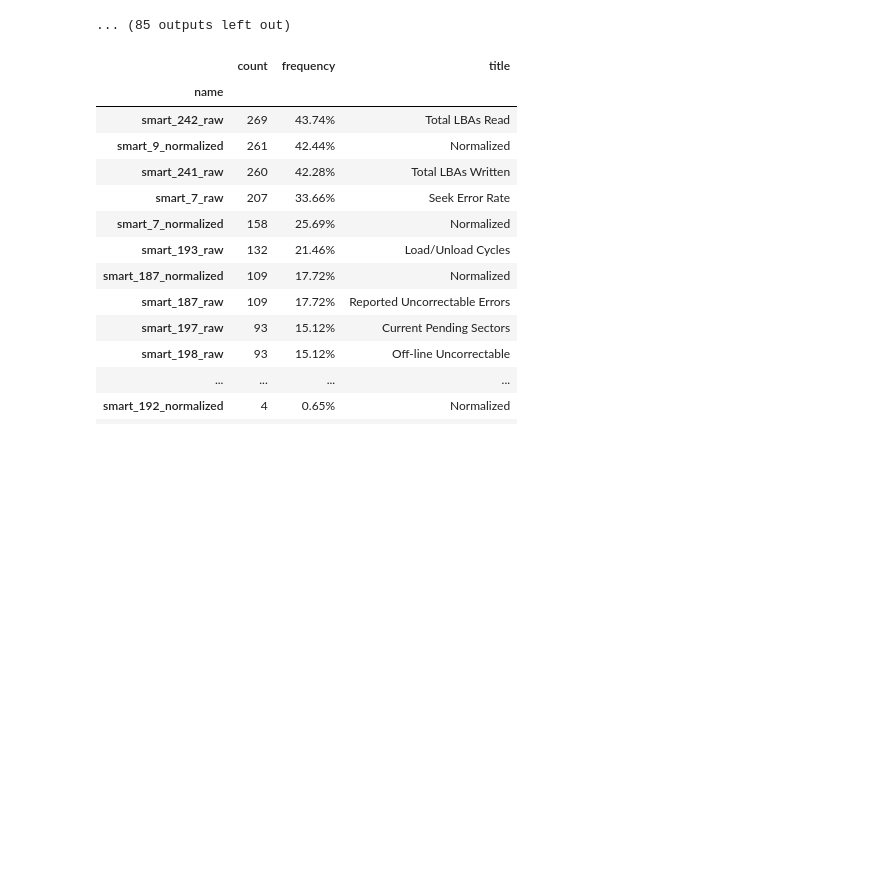
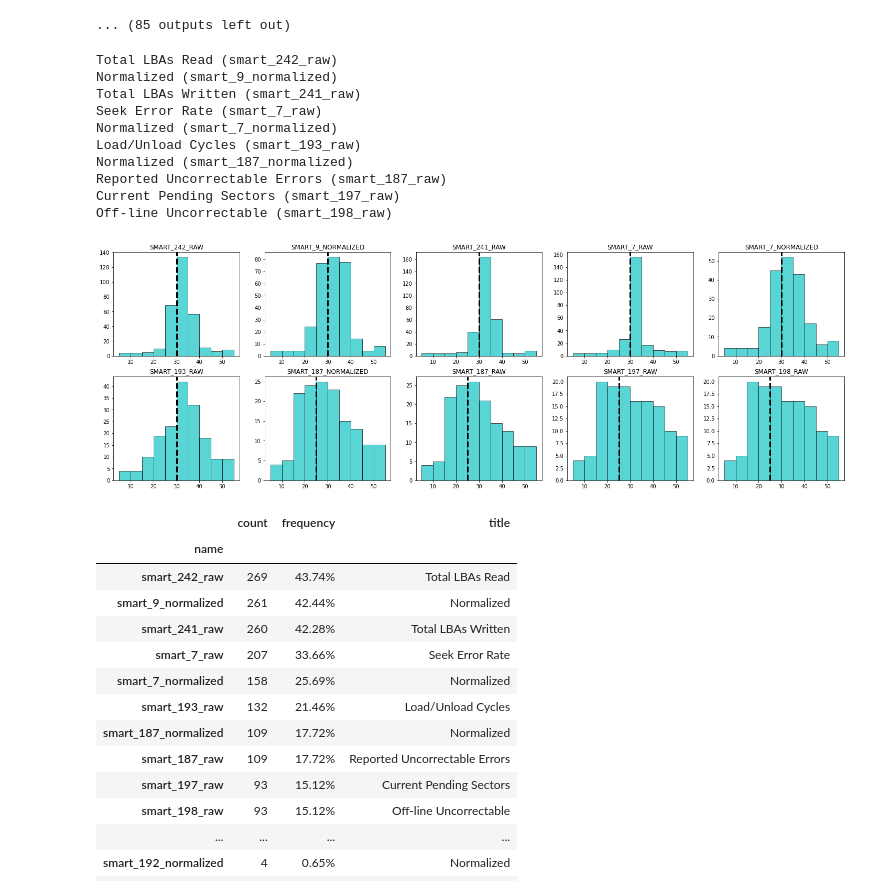
Before and after one commit to SamyDjemai/HardDriveFailurePrediction, a Jupyter notebook: analysis.ipynb, the cells around one changed output. Saved outputs shown, nothing was run; the diff lists cells and outputs as text; code cells hidden in the pictures; blank space fills up the shorter version.

```diff
--- a/analysis.ipynb
+++ b/analysis.ipynb
@@ -712,3 +768,38 @@ def total_changepoints(df: pd.DataFrame, drive_set: pd.DataFrame):
+# %%
+final_dict = changepoints_before_failure(filtered_evaluation_df, evaluation_drive_set)
+# %%
+fig, axs = plt.subplots(2, 5, figsize=(25,8))
+
+for i, col in enumerate(
+    [
+        "smart_242_raw",
+        "smart_9_normalized",
+        "smart_241_raw",
+        "smart_7_raw",
+        "smart_7_normalized",
+        "smart_193_raw",
+        "smart_187_normalized",
+        "smart_187_raw",
+        "smart_197_raw",
+        "smart_198_raw",
+    ]
+):
+    print(f"{smart_dict.get(col, 'Normalized')} ({col})")
+    axs[i // 5, i % 5].hist(final_dict[col], color='c', edgecolor='k', alpha=0.65)
+    axs[i // 5, i % 5].axvline(median(final_dict[col]), color='k', linestyle='dashed', linewidth=3)
+    axs[i // 5, i % 5].set_title(col.upper())
+# %% [output]
+Total LBAs Read (smart_242_raw)
+Normalized (smart_9_normalized)
+Total LBAs Written (smart_241_raw)
+Seek Error Rate (smart_7_raw)
+Normalized (smart_7_normalized)
+Load/Unload Cycles (smart_193_raw)
+Normalized (smart_187_normalized)
+Reported Uncorrectable Errors (smart_187_raw)
+Current Pending Sectors (smart_197_raw)
+Off-line Uncorrectable (smart_198_raw)
+[figure, added]
 # %%
 most_frequent_changepoints = total_changepoints(filtered_evaluation_df, evaluation_drive_set).most_common()
 cp_df = pd.DataFrame(most_frequent_changepoints, columns=["name", "count"])
```
Also changed, not shown: parts of 7 cells of this notebook, 2 other files.
